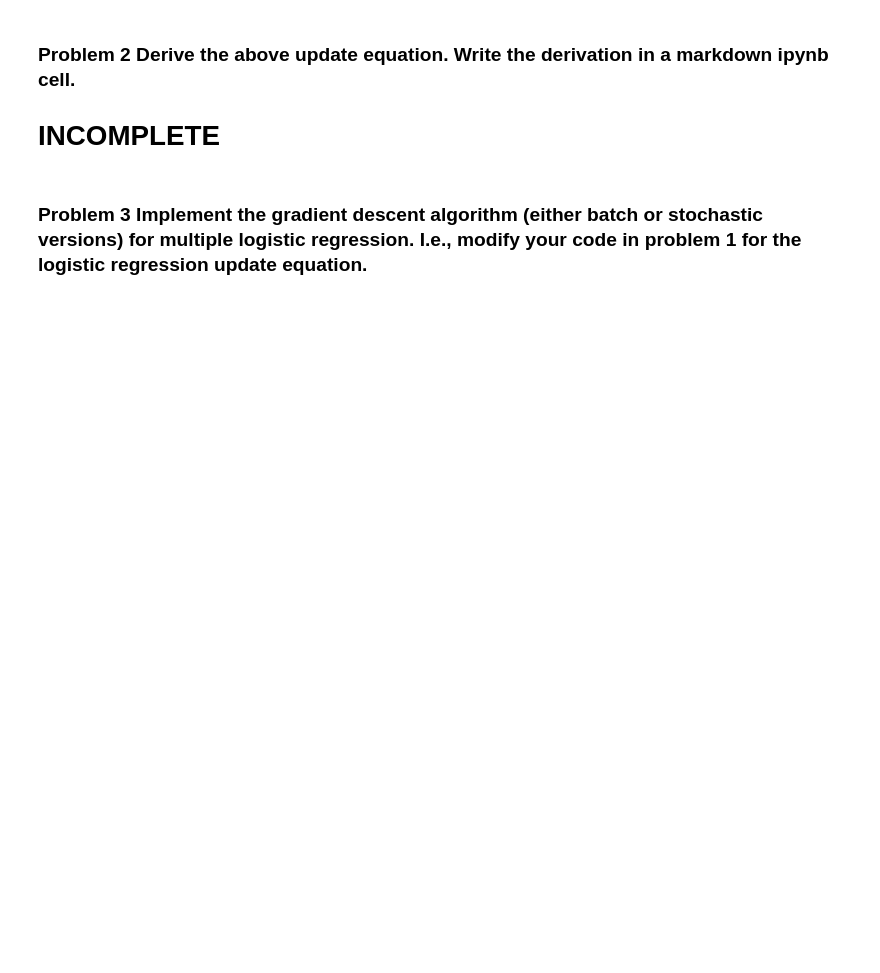
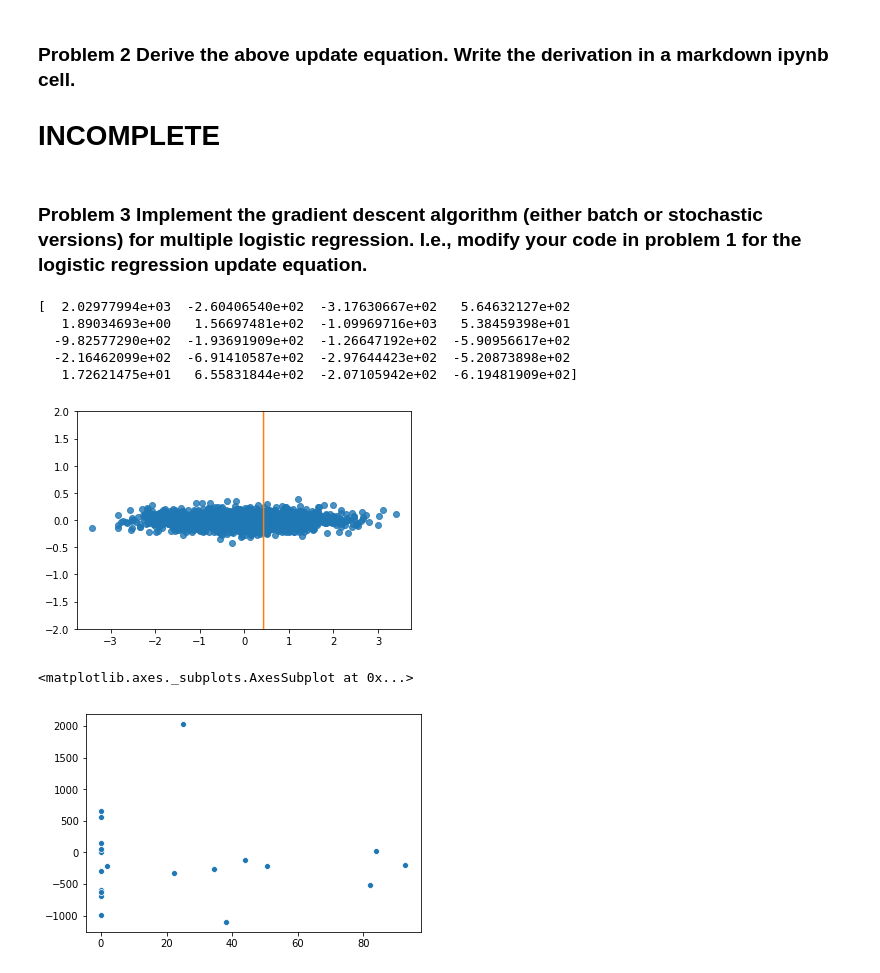
Before and after one commit to chrisyue1998/Data-Science-Projects, a Jupyter notebook: project3/yue_chris_project3.ipynb, the cells around one changed output. Saved outputs shown, nothing was run; the diff lists cells and outputs as text; code cells hidden in the pictures; blank space fills up the shorter version.

```diff
--- a/project3/yue_chris_project3.ipynb
+++ b/project3/yue_chris_project3.ipynb
@@ -197,19 +221,24 @@ Only the first parameter (year) is significantly different from 0. This means th
 ### Problem 1
 Implement the gradient descent algorithm (either batch or stochastic versions) for multiple linear regression. I.e., extend the version of the algorithm in the lecture notes to multiple parameters.
 # %%
+# Batch gradient descent
 def gradient_descent(X, y, num_steps, alpha):
     m, n = X.shape
     theta = np.zeros(n)
     f = np.zeros(num_steps)
-    np.random.shuffle(X)
 
-    for step in range(num_steps):
-        g = 0
-        for i in range(m):
-            for j in range(n):
-                g += (X[i].dot(theta) - y[i]) * X[i, j]
+    for i in range(num_steps):
+        f[i] = 0.5 * np.linalg.norm(X.dot(theta) - y)**2
 
-        g /= m
+        g = X.T.dot(X.dot(theta) - y)
         theta -= alpha * g
 
-    return theta
+#     for step in range(num_steps):
+#         # sum over all observations
+#         for j in range(n):
+#             g = 0
+#             for i in range(m):
+#                 g += (X[i].dot(theta) - y[i]) * X[i, j]
+
+#             theta[j] -= alpha * g / m
+    return theta, f
@@ -276,0 +281,31 @@ def lr_gradient_descent(X, y, num_steps, alpha):
+# %%
+#simulate data for linear regression
+
+gen_data_x, gen_data_y, gen_data_coef = sklearn.datasets.make_regression(n_samples=100, n_features=20, noise = 1.5,
+                                                                         coef=True)
+
+#a really bad estimator
+#returns random vector as estimated parameters
+dummy = np.ndarray([100, 20])
+for index, row in enumerate(dummy):
+    dummy[index] = np.random.normal(0, .1, 20)
+
+sns.regplot(x=gen_data_x, y=dummy, fit_reg=False)
+
+theta, f = gradient_descent(gen_data_x, gen_data_y, 50, .01)
+print(theta)
+x_vals, y_vals = make_line(theta)
+plt.ylim((-2, 2))
+plt.plot(x_vals, y_vals)
+plt.show()
+
+sns.scatterplot(x=gen_data_coef, y=theta)
+# %% [output]
+[  2.02977994e+03  -2.60406540e+02  -3.17630667e+02   5.64632127e+02
+   1.89034693e+00   1.56697481e+02  -1.09969716e+03   5.38459398e+01
+  -9.82577290e+02  -1.93691909e+02  -1.26647192e+02  -5.90956617e+02
+  -2.16462099e+02  -6.91410587e+02  -2.97644423e+02  -5.20873898e+02
+   1.72621475e+01   6.55831844e+02  -2.07105942e+02  -6.19481909e+02]
+[figure, added]
+<matplotlib.axes._subplots.AxesSubplot at 0x...>
+[figure, added]
```
Also changed, not shown: parts of 25 cells of this notebook.
